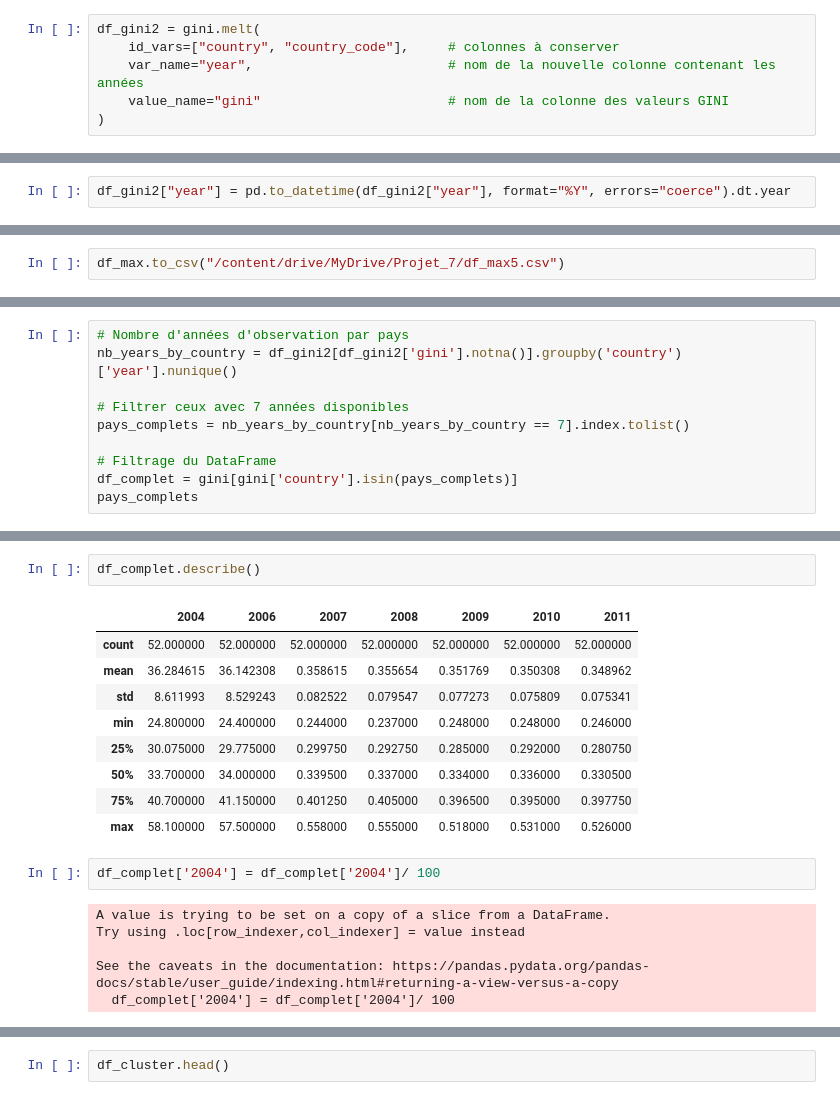
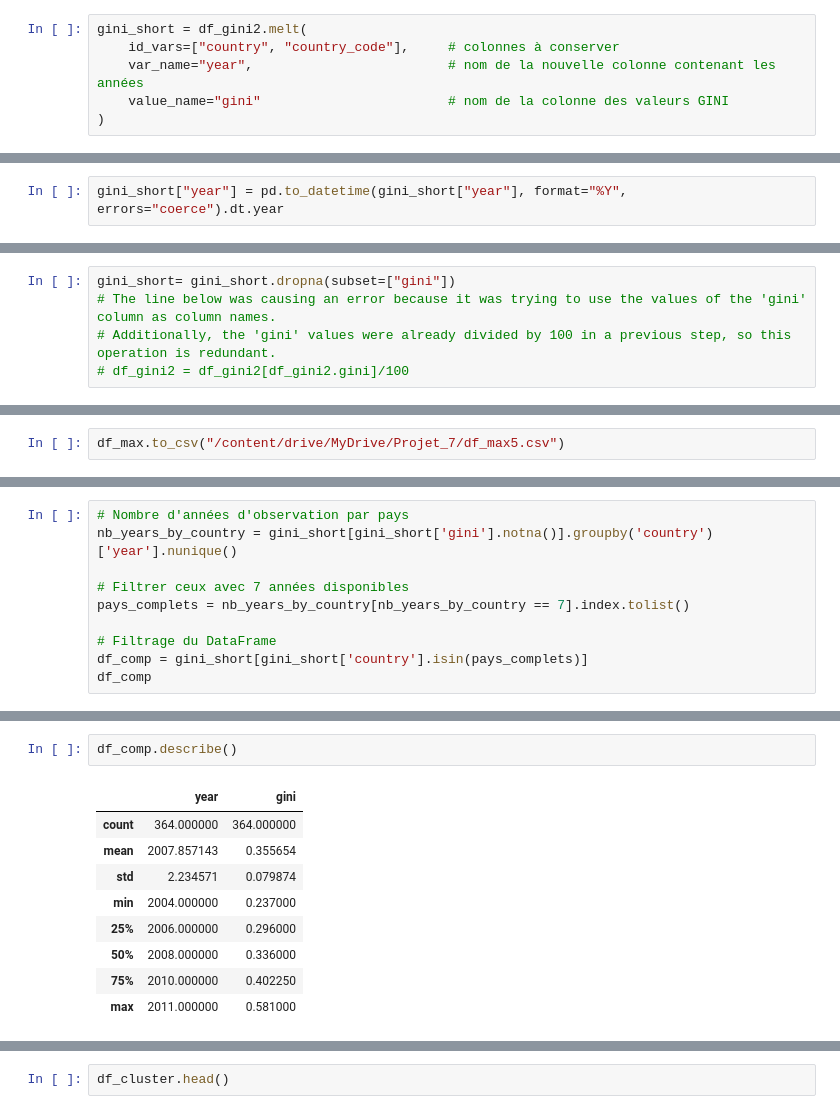
Before and after one commit to dinaglamshowroom/projet-data_oc, a Jupyter notebook: Projet_7.ipynb, the cells around one changed output, grey strips where cells are left out. Cells and saved outputs as stored; diff of their text form.

```diff
--- a/Projet_7.ipynb
+++ b/Projet_7.ipynb
@@ -713,7 +701,7 @@ gini.head(3)
 | 1 | Afghanistan | AFG | NaN | NaN | NaN | NaN | NaN | NaN | NaN |
 | 2 | Albania | ALB | NaN | NaN | NaN | 0.3 | NaN | NaN | NaN |
 # %%
-df_gini2 = gini.melt(
+gini_short = df_gini2.melt(
     id_vars=["country", "country_code"],     # colonnes à conserver
     var_name="year",                         # nom de la nouvelle colonne contenant les années
     value_name="gini"                        # nom de la colonne des valeurs GINI
@@ -728,4 +716,4 @@ df_gini2.head()
 | 3 | Algeria | DZA | 2004 | NaN |
 | 4 | American Samoa | ASM | 2004 | NaN |
 # %%
-df_gini2["year"] = pd.to_datetime(df_gini2["year"], format="%Y", errors="coerce").dt.year
+gini_short["year"] = pd.to_datetime(gini_short["year"], format="%Y", errors="coerce").dt.year
@@ -782,0 +736,5 @@ df_main
+# %%
+gini_short= gini_short.dropna(subset=["gini"])
+# The line below was causing an error because it was trying to use the values of the 'gini' column as column names.
+# Additionally, the 'gini' values were already divided by 100 in a previous step, so this operation is redundant.
+# df_gini2 = df_gini2[df_gini2.gini]/100
@@ -1653,11 +1571,11 @@ gini
 # %%
 # Nombre d'années d'observation par pays
-nb_years_by_country = df_gini2[df_gini2['gini'].notna()].groupby('country')['year'].nunique()
+nb_years_by_country = gini_short[gini_short['gini'].notna()].groupby('country')['year'].nunique()
 
 # Filtrer ceux avec 7 années disponibles
 pays_complets = nb_years_by_country[nb_years_by_country == 7].index.tolist()
 
 # Filtrage du DataFrame
-df_complet = gini[gini['country'].isin(pays_complets)]
-pays_complets
+df_comp = gini_short[gini_short['country'].isin(pays_complets)]
+df_comp
 # %% [output]
@@ -1681,20 +1595,12 @@ pays_complets
 # %%
-df_complet.describe()
+df_comp.describe()
 # %% [output]
-|  | 2004 | 2006 | 2007 | 2008 | 2009 | 2010 | 2011 |
-| count | 52.000000 | 52.000000 | 52.000000 | 52.000000 | 52.000000 | 52.000000 | 52.000000 |
-| mean | 36.284615 | 36.142308 | 0.358615 | 0.355654 | 0.351769 | 0.350308 | 0.348962 |
-| std | 8.611993 | 8.529243 | 0.082522 | 0.079547 | 0.077273 | 0.075809 | 0.075341 |
-| min | 24.800000 | 24.400000 | 0.244000 | 0.237000 | 0.248000 | 0.248000 | 0.246000 |
-| 25% | 30.075000 | 29.775000 | 0.299750 | 0.292750 | 0.285000 | 0.292000 | 0.280750 |
-| 50% | 33.700000 | 34.000000 | 0.339500 | 0.337000 | 0.334000 | 0.336000 | 0.330500 |
-| 75% | 40.700000 | 41.150000 | 0.401250 | 0.405000 | 0.396500 | 0.395000 | 0.397750 |
-| max | 58.100000 | 57.500000 | 0.558000 | 0.555000 | 0.518000 | 0.531000 | 0.526000 |
+|  | year | gini |
+| count | 364.000000 | 364.000000 |
+| mean | 2007.857143 | 0.355654 |
+| std | 2.234571 | 0.079874 |
+| min | 2004.000000 | 0.237000 |
+| 25% | 2006.000000 | 0.296000 |
+| 50% | 2008.000000 | 0.336000 |
+| 75% | 2010.000000 | 0.402250 |
+| max | 2011.000000 | 0.581000 |
-# %%
-df_complet['2004'] = df_complet['2004']/ 100
-# %% [output]
-A value is trying to be set on a copy of a slice from a DataFrame.
-Try using .loc[row_indexer,col_indexer] = value instead
-
-See the caveats in the documentation: https://pandas.pydata.org/pandas-docs/stable/user_guide/indexing.html#returning-a-view-versus-a-copy
-  df_complet['2004'] = df_complet['2004']/ 100
```
Also changed, not shown: parts of 114 cells of this notebook.
